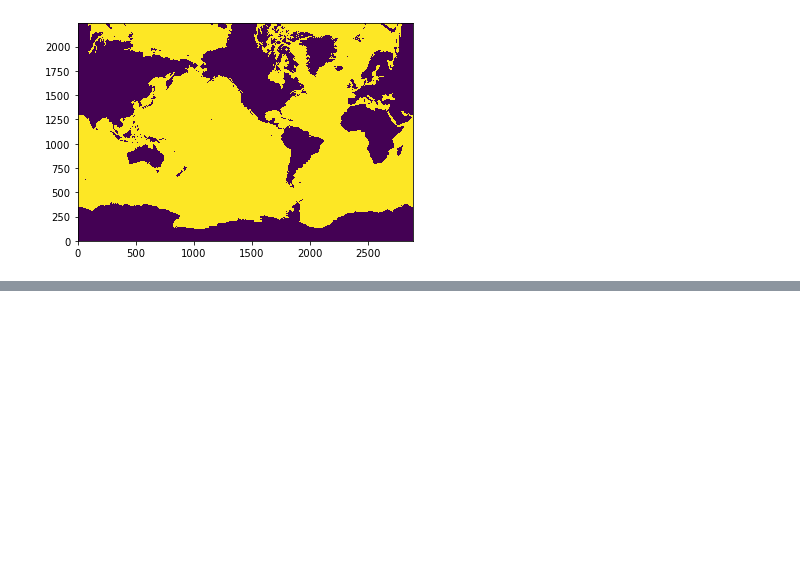
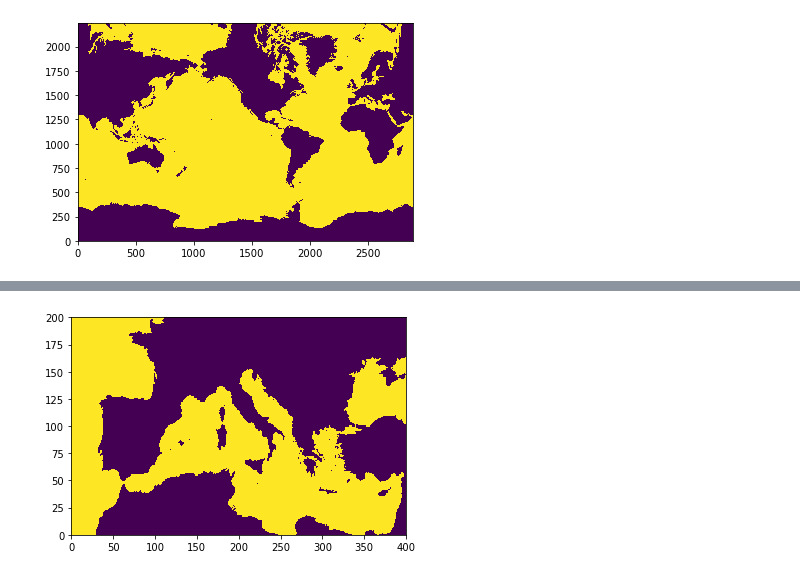
Before and after one commit to adcroft/thin-wall-topography, a Jupyter notebook: python/inspectTopography.ipynb, the cells around one changed output, grey strips where cells are left out. Saved outputs shown, nothing was run; the diff lists cells and outputs as text; code cells hidden in the pictures; blank space fills up the shorter version.

```diff
--- a/python/inspectTopography.ipynb
+++ b/python/inspectTopography.ipynb
@@ -82,0 +95,4 @@ def get_indices(lon_grid,lat_grid,x,y):
+# %%
+plt.pcolormesh(ice9_wet_min[jm:jp,im:ip]);
+# %% [output]
+[figure, added]
```
Also changed, not shown: parts of 14 cells of this notebook, 3 other files.
